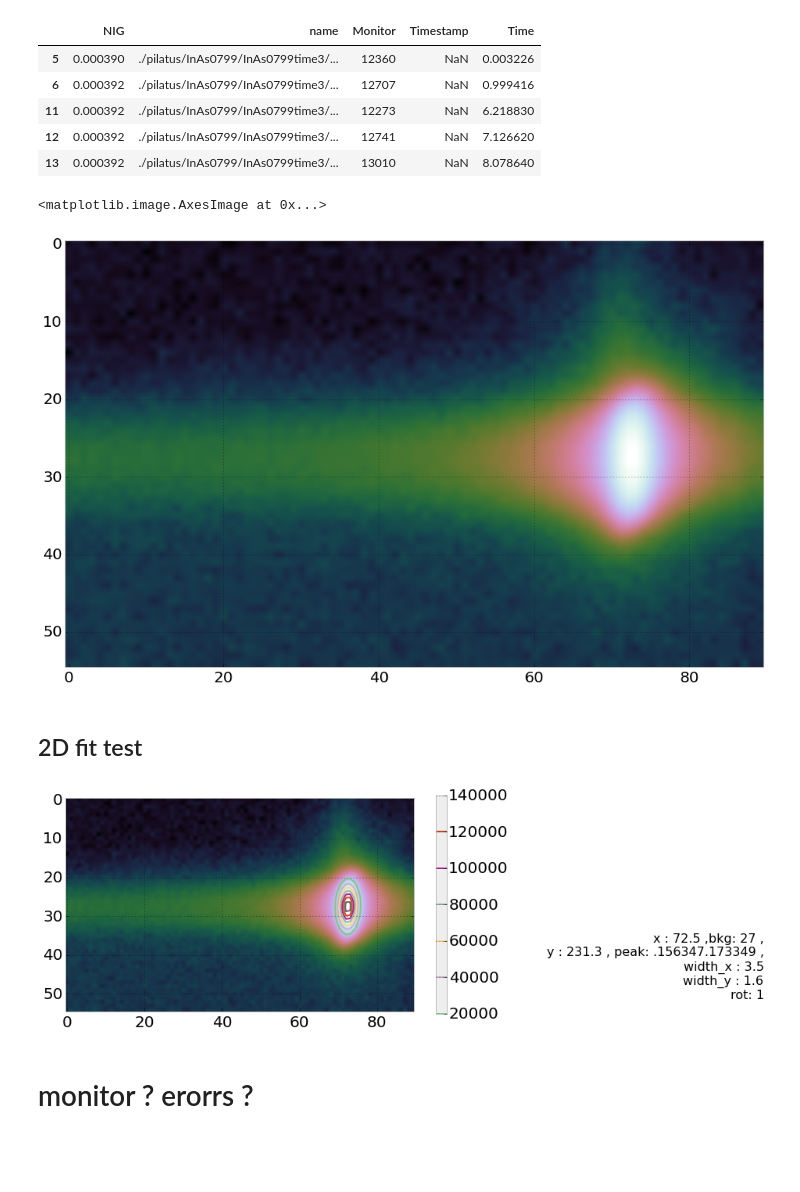
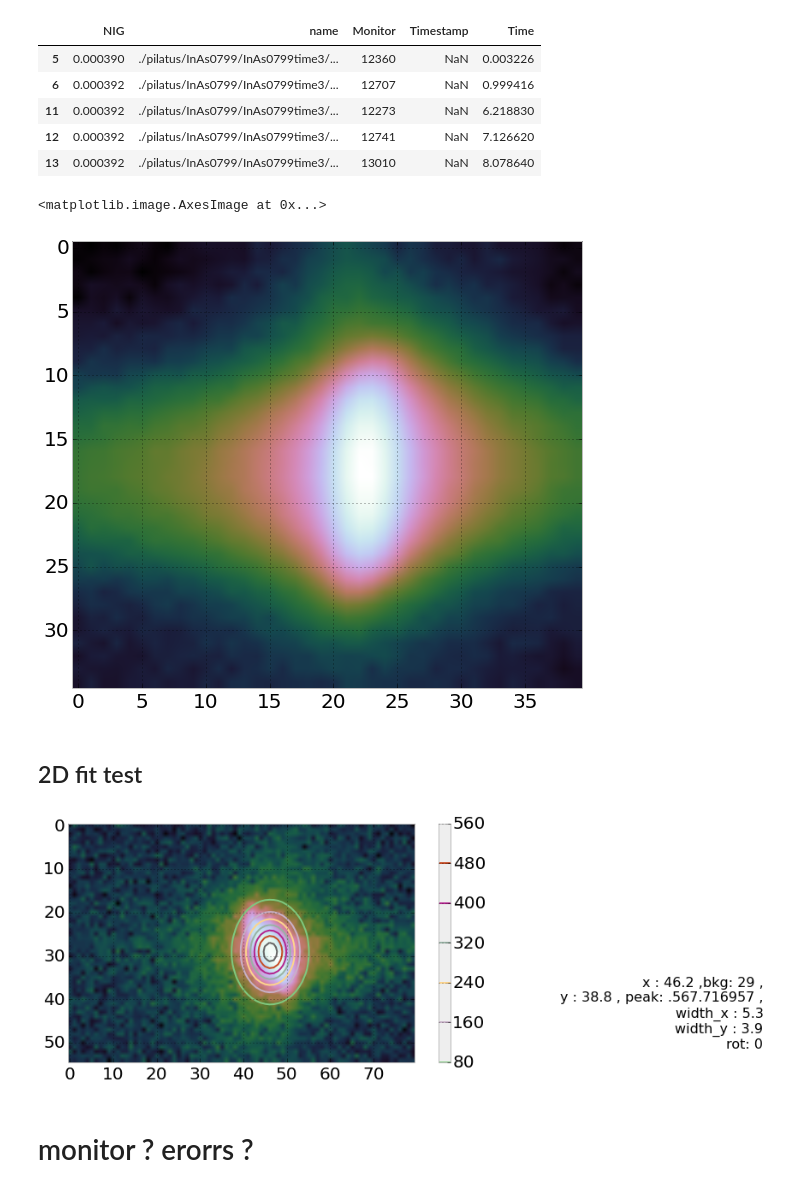
Before and after one commit to giulioungaretti/SPring8, a Jupyter notebook: Napkin-2d-fitting.ipynb, the cells around one changed output. Drawn from its saved outputs; the diff is of its cells as text; code cells hidden in the pictures; blank space fills up the shorter version.

```diff
--- a/Napkin-2d-fitting.ipynb
+++ b/Napkin-2d-fitting.ipynb
@@ -121,14 +112,13 @@ data_df.head()
 # %%
 obj = SPring8_image(data_df.name[-10])
 obj.read_detector(2)
 image = obj.img
-range_pixel = [70,125, 280,370]
-puhsed_files = dview.push(dict(range_pixel=range_pixel))
+range_pixel = [80,115, 330,370]
 image = image[range_pixel[0]:range_pixel[1],range_pixel[2]:range_pixel[3]]
-e
+
 fig,ax = subplots()
 # image = image[0:70,0:100]
 plt.imshow(log(image),cmap= cm.cubehelix)
 # %% [output]
 <matplotlib.image.AxesImage at 0x...>
-[figure, old version]
+[figure, new version]
@@ -156,11 +151,8 @@ rot: %1.f """ %(x, y, height, amplitude, width_x, width_y, rota),
         verticalalignment='bottom', transform=ax.transAxes)
 
 colorbar()
-
-
-names = ["height", "amplitude", "x", "y","width_x", "width_y", "rota"]
 # %% [output]
-[figure, old version]
+[figure, new version]
 # %% [markdown]
 # monitor ? erorrs ?
 # %%
```
Also changed, not shown: parts of 14 cells of this notebook, 8 other files.
